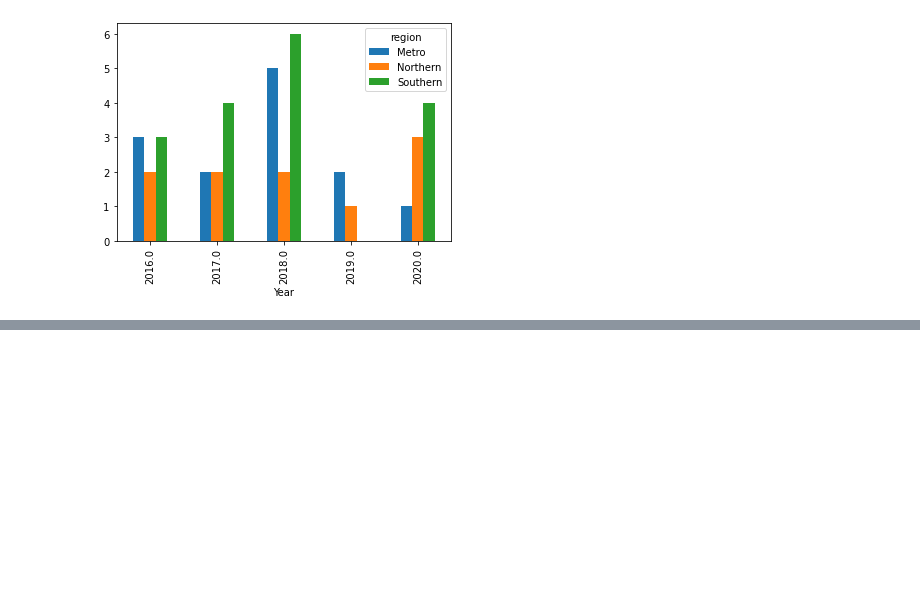
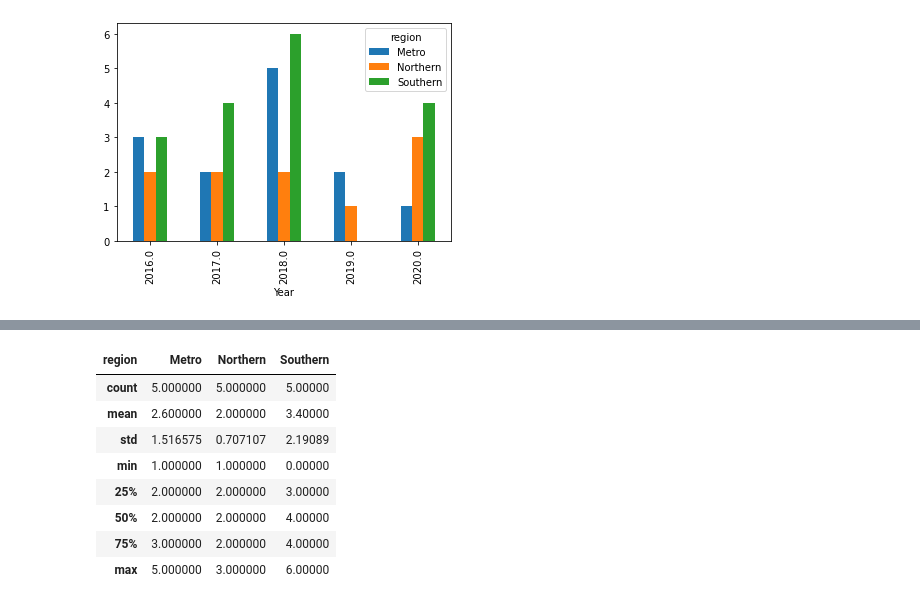
Before and after one commit to CMac-code/Project_Shark, a Jupyter notebook: shark_data_wa.ipynb, the cells around one changed output, grey strips where cells are left out. Drawn from its saved outputs; the diff is of its cells as text; code cells hidden in the pictures; blank space fills up the shorter version.

```diff
--- a/shark_data_wa.ipynb
+++ b/shark_data_wa.ipynb
@@ -114,24 +114,9 @@ memory usage: 5.4+ KB
 # %%
 # create column for region data
 shark_wa_region['region']=""
-# %%
-# Split into regions
-for x in range(len(shark_wa_region)):
-    # northern region above latitude -31.5471024260016
-    if shark_wa_region.loc[x,'lat'] > -31.5471024260016:
-        #print("North")
-        shark_wa_region.loc[x, 'region'] = "Northern"
-    # metro region above latitude -32.6343558722623
-    elif shark_wa_region.loc[x,'lat'] > -32.6343558722623:
-        #print("Metro")
-        shark_wa_region.loc[x, 'region'] = "Metro"
-    # southern region below metro
-    elif shark_wa_region.loc[x,'lat'] < -32.6343558722623:
-        #print("South")
-        shark_wa_region.loc[x, 'region'] = "Southern"
-    # catch error
-    else:
-        print(f"Unexpected latitude value in row {x}")
+# %%
+# Split into regions
+shark_wa_region["region"] = shark_wa_region.lat.apply(lambda x: "Northern" if x>-31.5471024260016 else ("Metro" if x> -32.6343558722623 else "Southern"))
 # %%
 shark_wa_region.head()
 # %% [output]
@@ -178,3 +163,7 @@ result.unstack().plot(kind='bar')
 # %% [output]
 <matplotlib.axes._subplots.AxesSubplot at 0x...>
 [figure]
+# %%
+result_year_area = result.unstack()
+result_year_area =result_year_area.fillna(0)
+result_year_area
@@ -180,0 +181,12 @@ result.unstack().plot(kind='bar')
+# %%
+result_year_area.describe()
+# %% [output]
+| region | Metro | Northern | Southern |
+| count | 5.000000 | 5.000000 | 5.00000 |
+| mean | 2.600000 | 2.000000 | 3.40000 |
+| std | 1.516575 | 0.707107 | 2.19089 |
+| min | 1.000000 | 1.000000 | 0.00000 |
+| 25% | 2.000000 | 2.000000 | 3.00000 |
+| 50% | 2.000000 | 2.000000 | 4.00000 |
+| 75% | 3.000000 | 2.000000 | 4.00000 |
+| max | 5.000000 | 3.000000 | 6.00000 |
```
Also changed, not shown: parts of 2 cells of this notebook, 1 other file.
